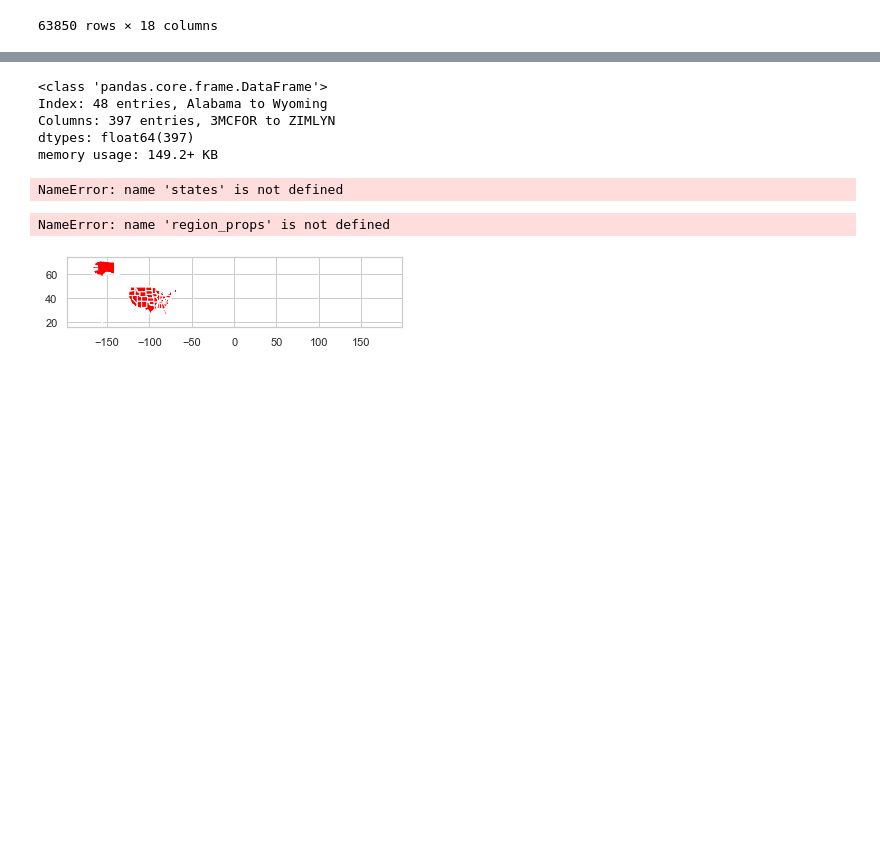
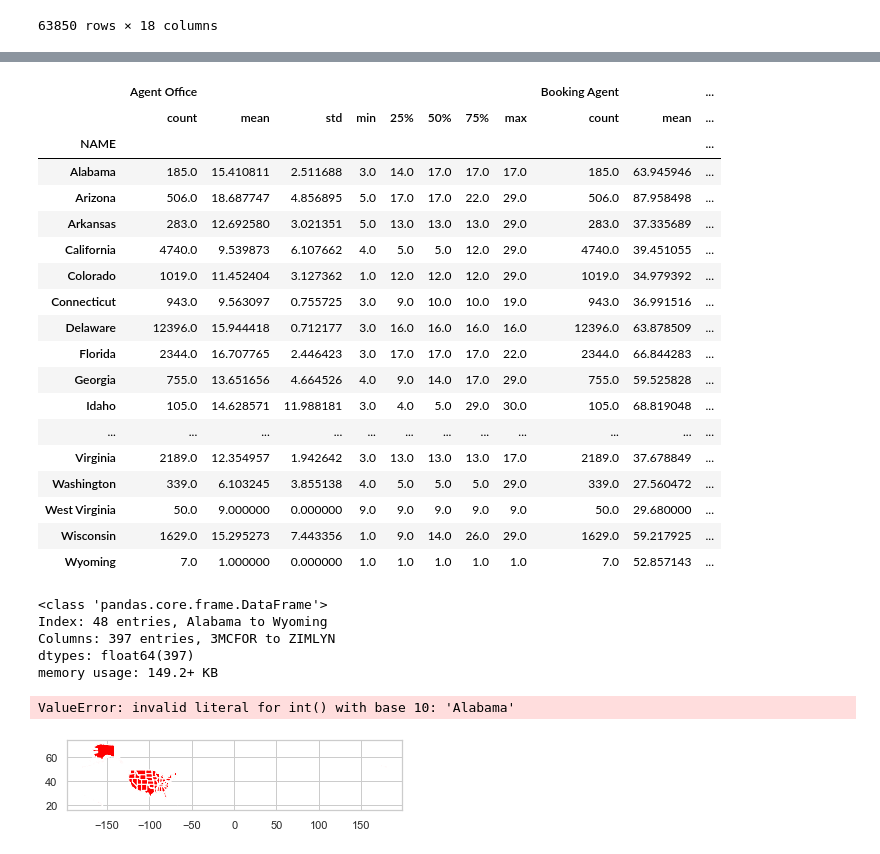
Before and after one commit to ShanRaye/regionalization_model, a Jupyter notebook: Regional_Model.ipynb, the cells around one changed output, grey strips where cells are left out. Cells and saved outputs as stored; diff of their text form; code cells hidden in the pictures; blank space fills up the shorter version.

Commit message:
Changed .mean() to .describe()
Capture the non-integer fields and remove the code error.  Data does not have the same dimensions currently so joining error

```diff
--- a/Regional_Model.ipynb
+++ b/Regional_Model.ipynb
@@ -111,5 +111,6 @@ See the caveats in the documentation: https://pandas.pydata.org/pandas-docs/stab
 varis = ['Agent Office', 'Customer', 'Booking Agent','Carrier']
 # %%
 #Group data by state
-states = filteredBroker.groupby(‘NAME’)[‘varis’].count()
+states = filteredBroker.groupby('NAME')[varis].describe()
+states
 # %% [output]
@@ -117,3 +117,22 @@ SyntaxError: invalid character in identifier (<ipython-input-19-b771f2e504c6>, l
+|  | Agent Office |  |  |  |  |  |  |  | Booking Agent |  | ... |
+|  | count | mean | std | min | 25% | 50% | 75% | max | count | mean | ... |
+| NAME |  |  |  |  |  |  |  |  |  |  | ... |
+| Alabama | 185.0 | 15.410811 | 2.511688 | 3.0 | 14.0 | 17.0 | 17.0 | 17.0 | 185.0 | 63.945946 | ... |
+| Arizona | 506.0 | 18.687747 | 4.856895 | 5.0 | 17.0 | 17.0 | 22.0 | 29.0 | 506.0 | 87.958498 | ... |
+| Arkansas | 283.0 | 12.692580 | 3.021351 | 5.0 | 13.0 | 13.0 | 13.0 | 29.0 | 283.0 | 37.335689 | ... |
+| California | 4740.0 | 9.539873 | 6.107662 | 4.0 | 5.0 | 5.0 | 12.0 | 29.0 | 4740.0 | 39.451055 | ... |
+| Colorado | 1019.0 | 11.452404 | 3.127362 | 1.0 | 12.0 | 12.0 | 12.0 | 29.0 | 1019.0 | 34.979392 | ... |
+| Connecticut | 943.0 | 9.563097 | 0.755725 | 3.0 | 9.0 | 10.0 | 10.0 | 19.0 | 943.0 | 36.991516 | ... |
+| Delaware | 12396.0 | 15.944418 | 0.712177 | 3.0 | 16.0 | 16.0 | 16.0 | 16.0 | 12396.0 | 63.878509 | ... |
+| Florida | 2344.0 | 16.707765 | 2.446423 | 3.0 | 17.0 | 17.0 | 17.0 | 22.0 | 2344.0 | 66.844283 | ... |
+| Georgia | 755.0 | 13.651656 | 4.664526 | 4.0 | 9.0 | 14.0 | 17.0 | 29.0 | 755.0 | 59.525828 | ... |
+| Idaho | 105.0 | 14.628571 | 11.988181 | 3.0 | 4.0 | 5.0 | 29.0 | 30.0 | 105.0 | 68.819048 | ... |
+| ... | ... | ... | ... | ... | ... | ... | ... | ... | ... | ... | ... |
+| Virginia | 2189.0 | 12.354957 | 1.942642 | 3.0 | 13.0 | 13.0 | 13.0 | 17.0 | 2189.0 | 37.678849 | ... |
+| Washington | 339.0 | 6.103245 | 3.855138 | 4.0 | 5.0 | 5.0 | 5.0 | 29.0 | 339.0 | 27.560472 | ... |
+| West Virginia | 50.0 | 9.000000 | 0.000000 | 9.0 | 9.0 | 9.0 | 9.0 | 9.0 | 50.0 | 29.680000 | ... |
+| Wisconsin | 1629.0 | 15.295273 | 7.443356 | 1.0 | 9.0 | 14.0 | 26.0 | 29.0 | 1629.0 | 59.217925 | ... |
+| Wyoming | 7.0 | 1.000000 | 0.000000 | 1.0 | 1.0 | 1.0 | 1.0 | 1.0 | 7.0 | 52.857143 | ... |
 # %%
 #Group by customers
 types = pd.get_dummies(filteredBroker['Customer'])
@@ -130,8 +149,6 @@ dtypes: float64(397)
 memory usage: 149.2+ KB
 # %%
 region_props = states.join(region_types_pct)
-# %% [output]
-NameError: name 'states' is not defined
 # %%
 #Scale
 db = pd.DataFrame(\
@@ -140,7 +157,7 @@ db = pd.DataFrame(\
                  columns=region_props.columns)\
        .rename(lambda x: str(int(x)))
 # %% [output]
-NameError: name 'region_props' is not defined
+ValueError: invalid literal for int() with base 10: 'Alabama'
 # %%
 # bring in geojson dataframe
 usMap = gpd.read_file(coord)
```
Also changed, not shown: parts of 1 cell of this notebook.
